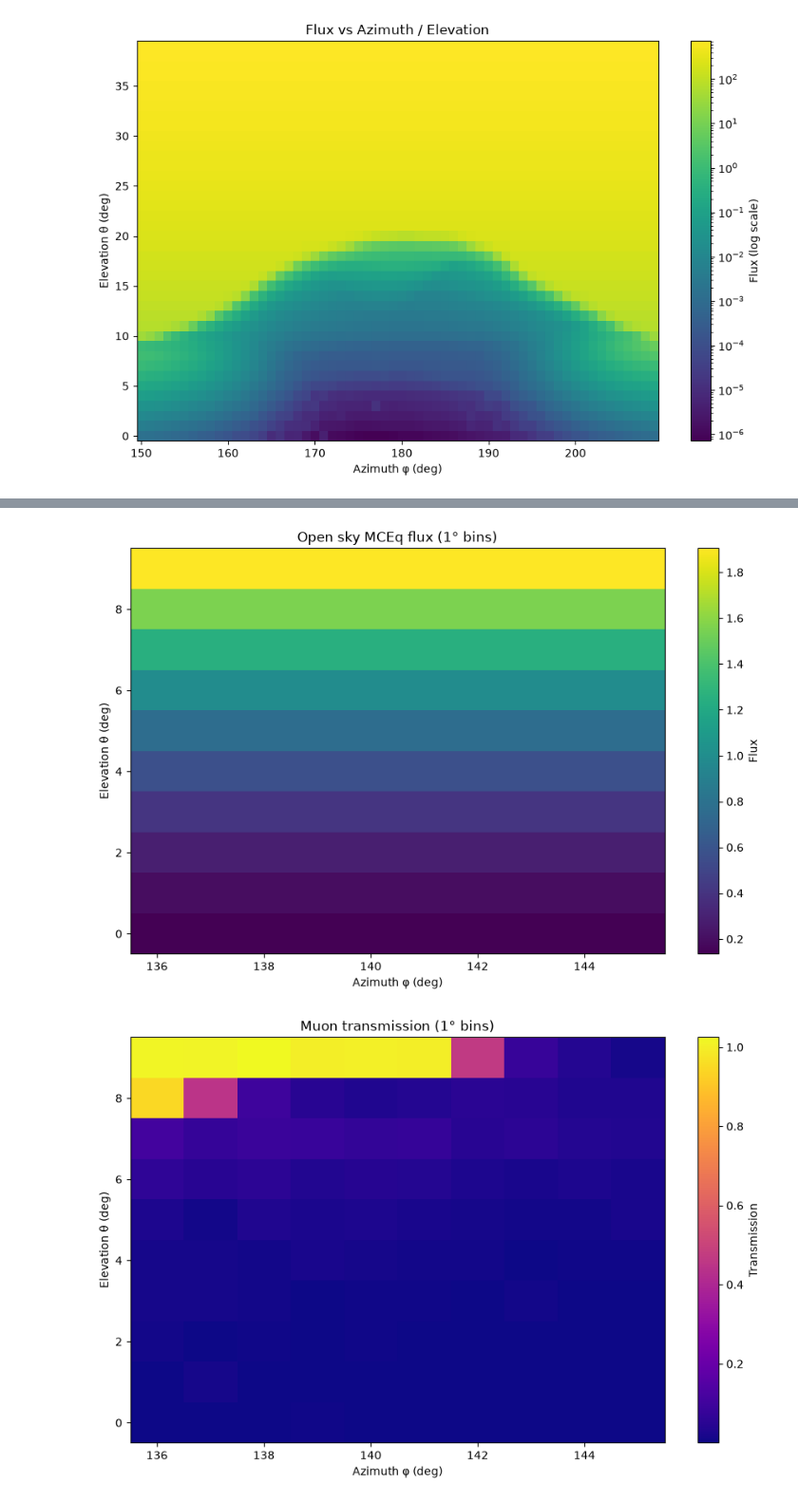
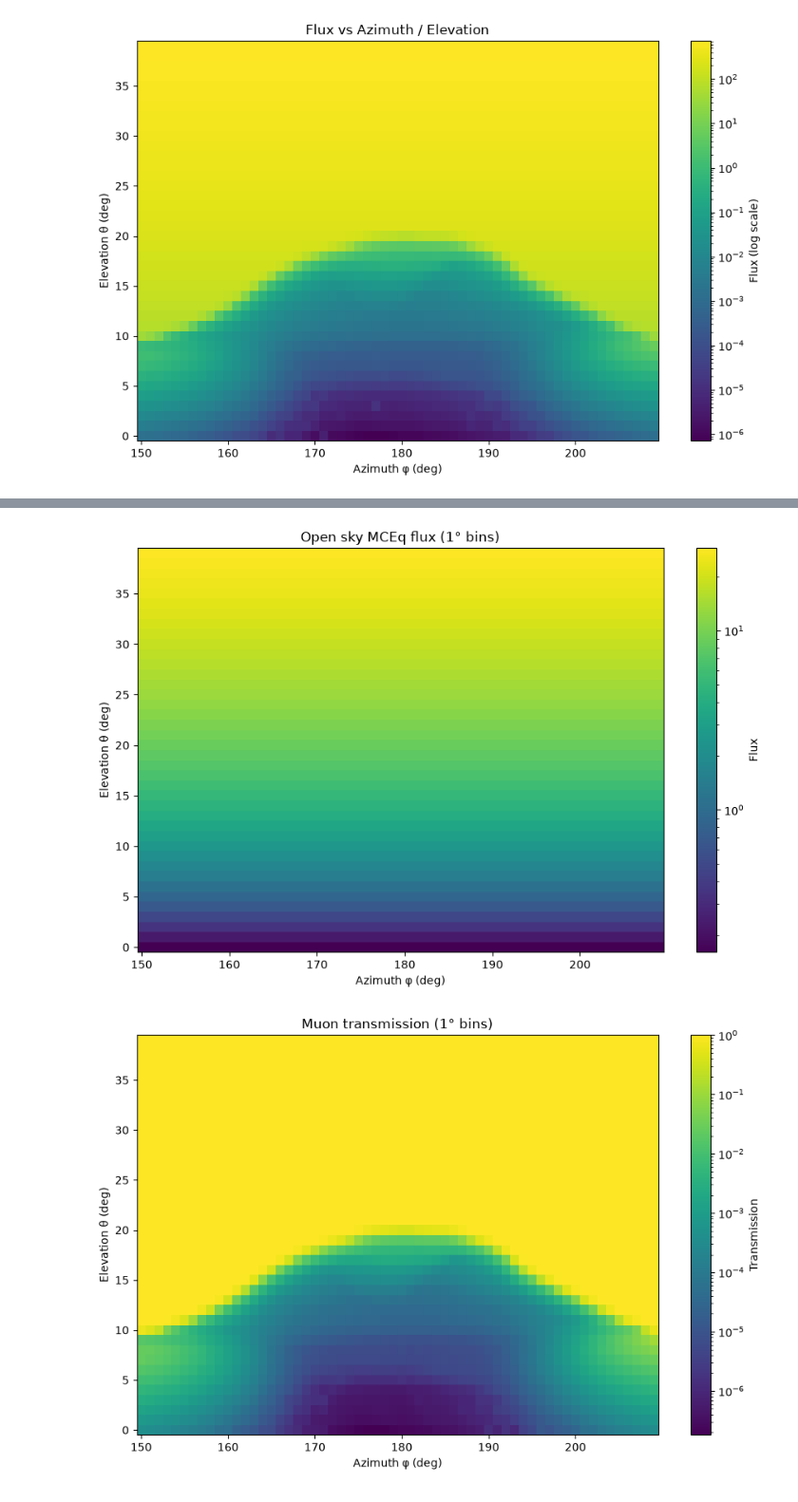
Before and after one commit to dorageeraerts/Simulation_Studies, a Jupyter notebook: PUMAS-and-TURTLE/Mulder/plot_mulder_flux.ipynb, the cells around one changed output, grey strips where cells are left out. Shown at 95% size. Saved outputs shown, nothing was run; the diff lists cells and outputs as text; code cells hidden in the pictures.

Commit message:
add transmission plot

```diff
--- a/PUMAS-and-TURTLE/Mulder/plot_mulder_flux.ipynb
+++ b/PUMAS-and-TURTLE/Mulder/plot_mulder_flux.ipynb
@@ -112,6 +112,7 @@ plt.show()
 import numpy as np
 import pandas as pd
 import matplotlib.pyplot as plt
+from matplotlib.colors import LogNorm
 
 
 # ==========================================================
@@ -122,7 +123,7 @@ import matplotlib.pyplot as plt
 # ==========================================================
 
 filename = (
-    "/Users/dorageeraerts/Documents/PhD/simulation/Muraves/Simulation_Studies/PUMAS-and-TURTLE/Mulder/test/transmission_5m_1.0bin_rho2650.0_test_transmission.txt"
+    "/Users/dorageeraerts/Documents/PhD/simulation/Muraves/Simulation_Studies/PUMAS-and-TURTLE/Mulder/mulder_output/flux_all_bins_phi150-210_el0.-40._dphi0.2_del0.2_rho2.65E3_nE10000_nEvents100.txt"
 )
 
 
@@ -159,15 +160,15 @@ df_deg = (
     )
     .agg(
         {
-            "phi_rock": "sum",
-            "phi_open": "sum",
+            "phi_rock": "mean",
+            "phi_open": "mean",
 
             # independent uncertainties
             "phi_rock_err":
                 lambda x: np.sqrt(np.sum(x**2)),
 
             "phi_open":
-                "sum",
+                "mean",
         }
     )
 )
@@ -238,7 +239,7 @@ def plot_map(df, column, title, label, filename, cmap="viridis"):
         theta_edges,
         values,
         shading="flat",
-        cmap=cmap
+        cmap=cmap, norm=LogNorm()
     )
 
 
@@ -310,6 +311,6 @@ plot_map(
     "Muon transmission (1° bins)",
     "Transmission",
     "transmission_1deg.png",
-    cmap="plasma"
+    cmap="viridis"
 )
 # %% [output]
@@ -317,2 +318,2 @@ plot_map(
-[figure, old version]
+[figure, new version]
-[figure, old version]
+[figure, new version]
```
Also changed, not shown: parts of 2 cells of this notebook.
